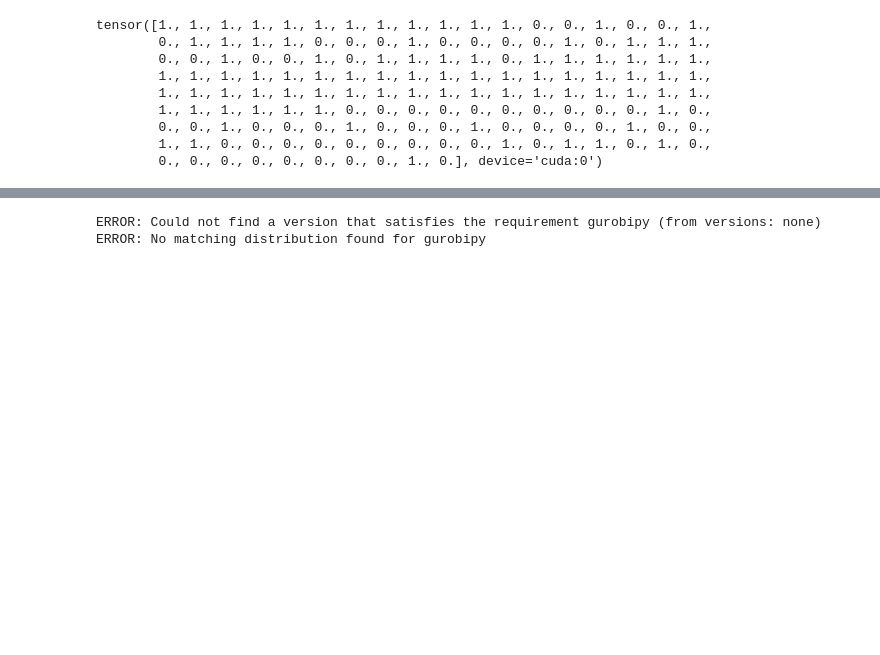
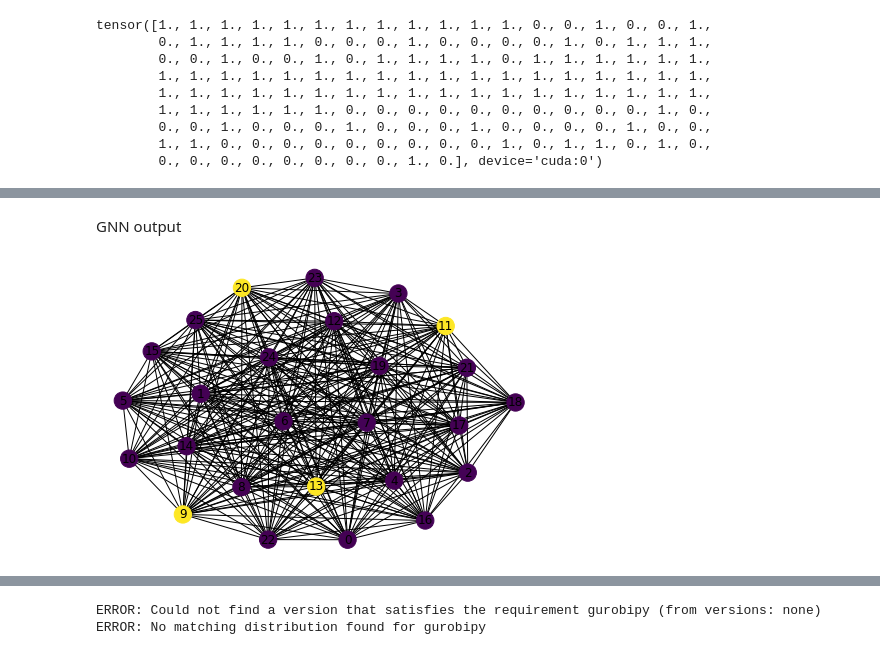
Before and after one commit to MohsenJadidi/Erdos-Goes-Neural, a Jupyter notebook: ModifiedCode/Clique.ipynb, the cells around one changed output, grey strips where cells are left out. Saved outputs shown, nothing was run; the diff lists cells and outputs as text; code cells hidden in the pictures; blank space fills up the shorter version.

```diff
--- a/ModifiedCode/Clique.ipynb
+++ b/ModifiedCode/Clique.ipynb
@@ -755,0 +797,18 @@ tensor([1., 1., 1., 1., 1., 1., 1., 1., 1., 1., 1., 1., 0., 0., 1., 0., 0., 1.,
+# %% [markdown]
+GNN output
+# %%
+source = data1['edge_index'][0]
+target = data1['edge_index'][1]
+
+source = source.tolist()
+target = target.tolist()
+
+edge_list = []
+for i in source:
+  for j in target:
+    edge_list.append((i,j))
+
+H = nx.Graph(edge_list)
+nx.draw(H, node_color=ret_dict["output"][0].cpu().detach().numpy(), with_labels=True)
+# %% [output]
+[figure, added]
```
Also changed, not shown: parts of 17 cells of this notebook.
